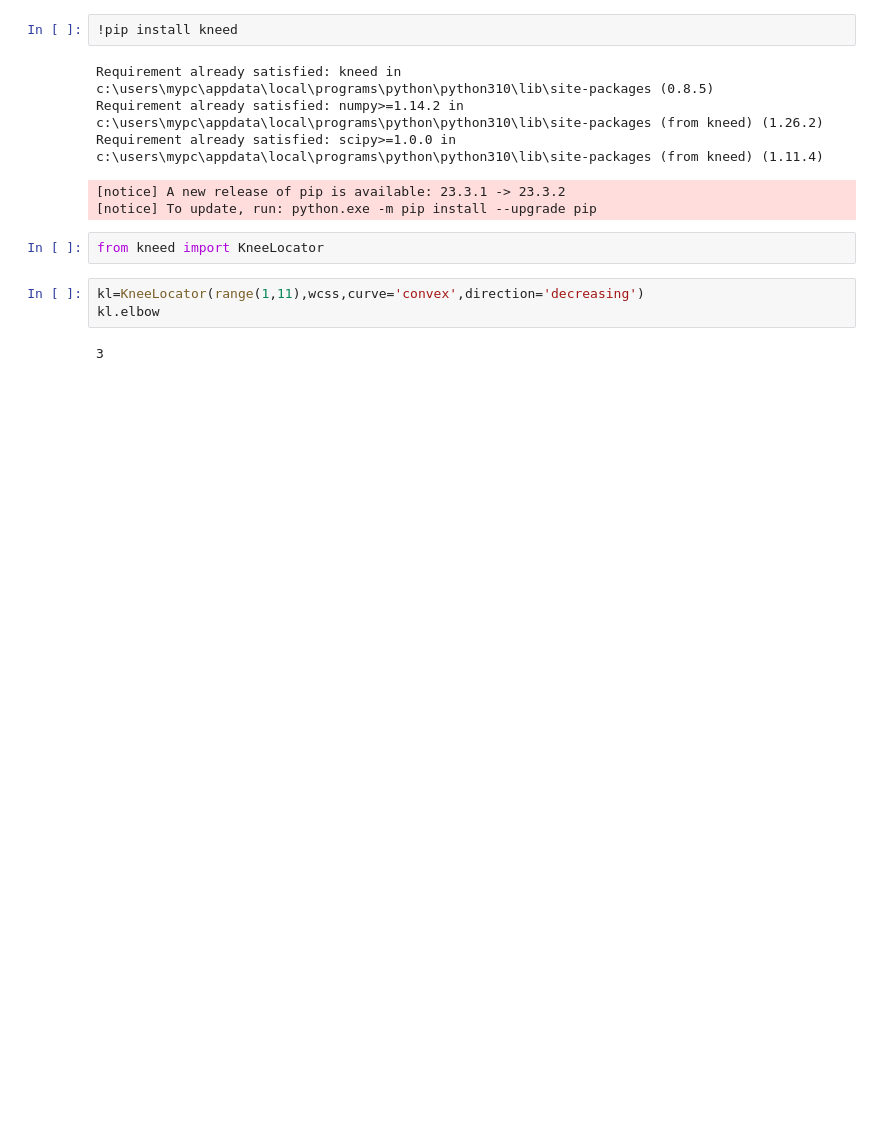
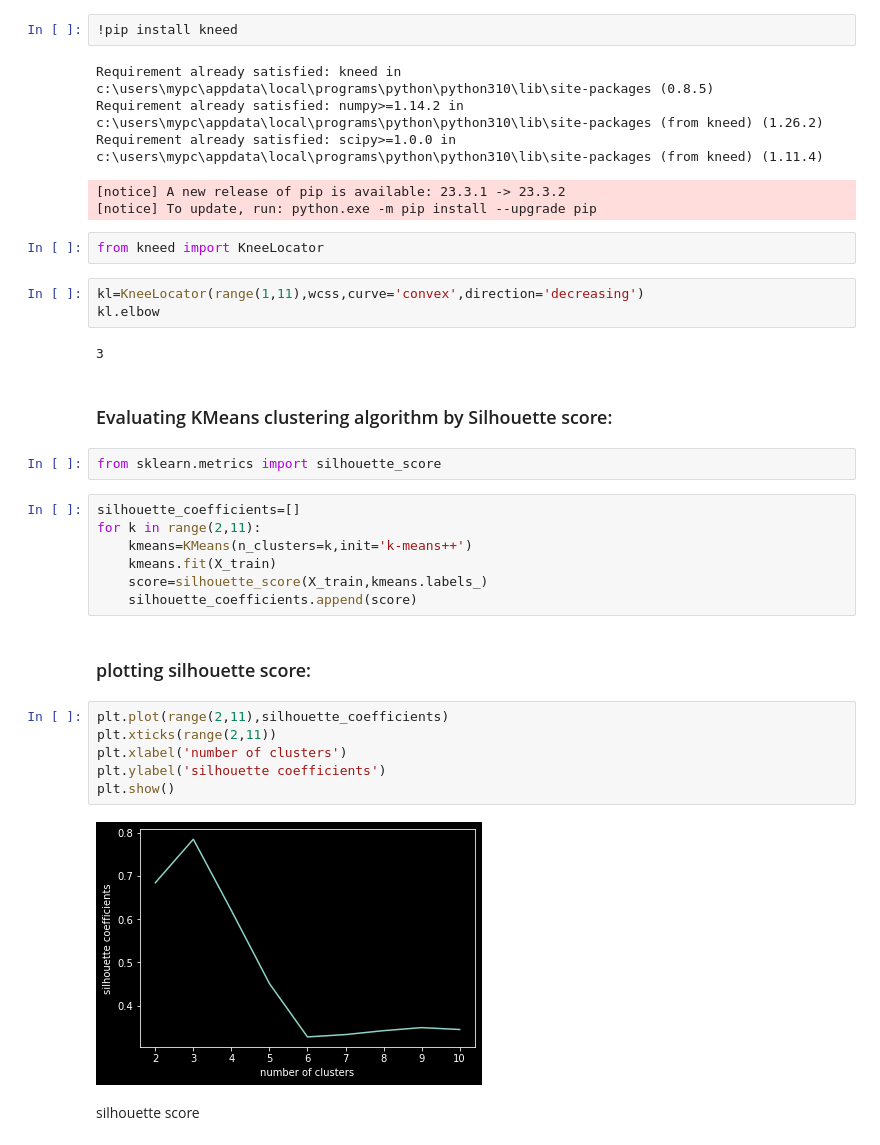
Before and after one commit to Akash-1gif/ml_practice, a Jupyter notebook: ML algorithms/009.1_k_means_clustering/kmeans.ipynb, the cells around one changed output. Cells and saved outputs as stored; diff of their text form; blank space fills up the shorter version.

Commit message:
added silhouette scoring performance metric to the kmeans code

```diff
--- a/ML algorithms/009.1_k_means_clustering/kmeans.ipynb
+++ b/ML algorithms/009.1_k_means_clustering/kmeans.ipynb
@@ -88,3 +88,26 @@ kl=KneeLocator(range(1,11),wcss,curve='convex',direction='decreasing')
 kl.elbow
 # %% [output]
 3
+# %% [markdown]
+### Evaluating KMeans clustering algorithm by Silhouette score:
+# %%
+from sklearn.metrics import silhouette_score
+# %%
+silhouette_coefficients=[]
+for k in range(2,11):
+    kmeans=KMeans(n_clusters=k,init='k-means++')
+    kmeans.fit(X_train)
+    score=silhouette_score(X_train,kmeans.labels_)
+    silhouette_coefficients.append(score)
+# %% [markdown]
+### plotting silhouette score:
+# %%
+plt.plot(range(2,11),silhouette_coefficients)
+plt.xticks(range(2,11))
+plt.xlabel('number of clusters')
+plt.ylabel('silhouette coefficients')
+plt.show()
+# %% [output]
+[figure, added]
+# %% [markdown]
+silhouette score
```
Also changed, not shown: parts of 4 cells of this notebook.
